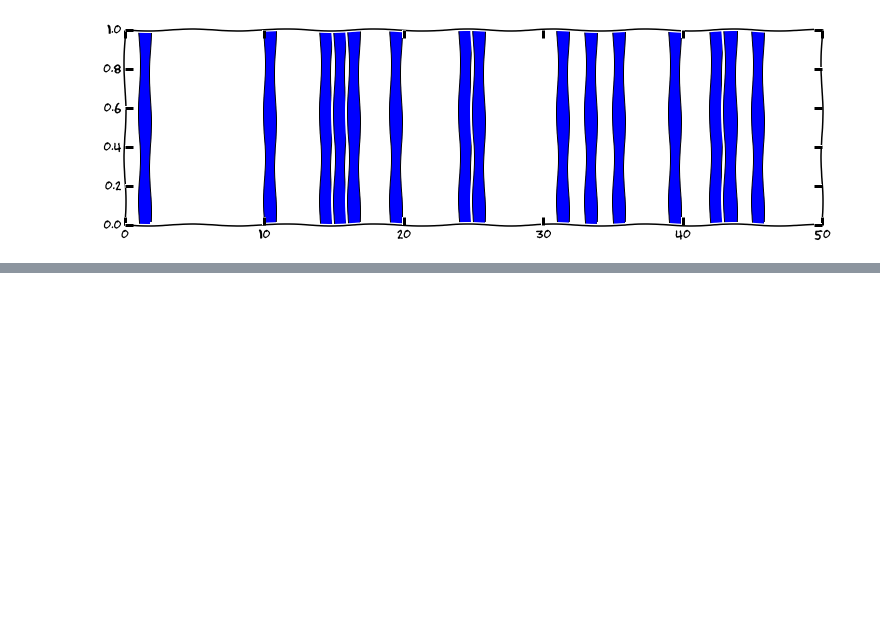
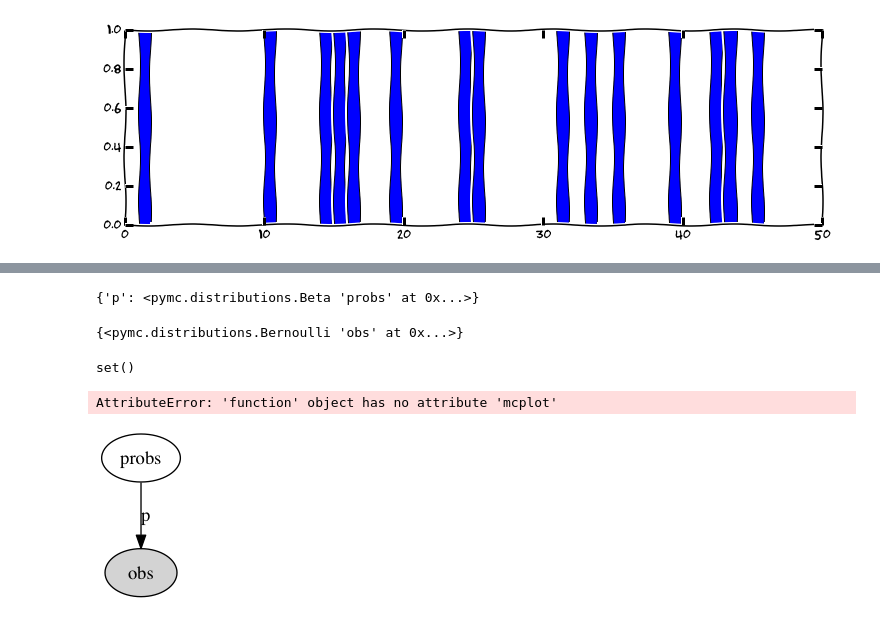
Before and after one commit to aenfield/Probabilistic-Programming-and-Bayesian-Methods-for-Hackers, a Jupyter notebook: Chapter1_Introduction/simpleBernoulli.ipynb, the cells around one changed output, grey strips where cells are left out. Drawn from its saved outputs; the diff is of its cells as text; code cells hidden in the pictures; blank space fills up the shorter version.

```diff
--- a/Chapter1_Introduction/simpleBernoulli.ipynb
+++ b/Chapter1_Introduction/simpleBernoulli.ipynb
@@ -72,0 +86,21 @@ NameError: name 'mcplot' is not defined
+# %%
+obs.parents
+# %% [output]
+{'p': <pymc.distributions.Beta 'probs' at 0x...>}
+# %%
+probs.children
+# %% [output]
+{<pymc.distributions.Bernoulli 'obs' at 0x...>}
+# %%
+obs.children
+# %% [output]
+set()
+# %%
+pm.Matplot.plot.mcplot(model)
+# %% [output]
+AttributeError: 'function' object has no attribute 'mcplot'
+# %%
+graph = pm.graph.graph(model)
+Image(graph.create_png())
+# %% [output]
+[figure, added]
```
Also changed, not shown: parts of 15 cells of this notebook.
